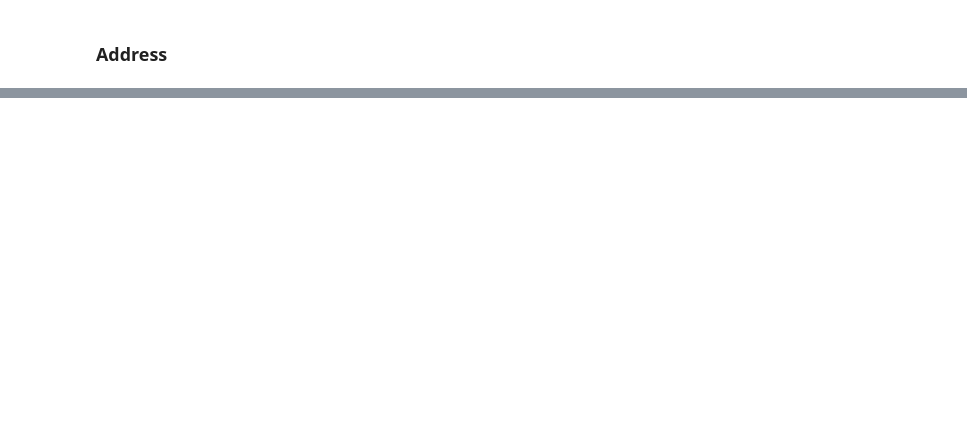
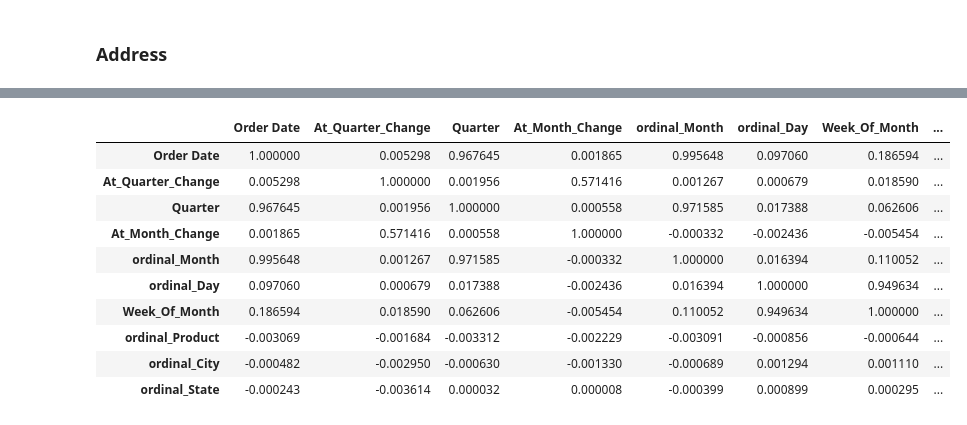
Before and after one commit to julrichkieffer/portfolio-data-science, a Jupyter notebook: 2019-sales/analysis.ipynb, the cells around one changed output, grey strips where cells are left out. Drawn from its saved outputs; the diff is of its cells as text; code cells hidden in the pictures; blank space fills up the shorter version.

Commit message:
WIP: Refactored City + State, and added ordinals for categorical features

```diff
--- a/2019-sales/analysis.ipynb
+++ b/2019-sales/analysis.ipynb
@@ -156,12 +156,14 @@ def week_of_month(month = 1, day = 1):
             return idx + 1
 
 
-df['quarter_change'] = (df['Order Date'].dt.is_quarter_start | df['Order Date'].dt.is_quarter_end)
-df['quarter'] = df['Order Date'].dt.quarter
-df['month_change'] = (df['Order Date'].dt.is_month_start | df['Order Date'].dt.is_month_end)
-df['month'] = df['Order Date'].dt.month_name()
-df['day'] = df['Order Date'].dt.day_name()
-df['week_of_month'] = df['Order Date'].apply(lambda r: week_of_month(r.month, r.day))
+df['At_Quarter_Change'] = (df['Order Date'].dt.is_quarter_start | df['Order Date'].dt.is_quarter_end)
+df['Quarter'] = df['Order Date'].dt.quarter
+df['At_Month_Change'] = (df['Order Date'].dt.is_month_start | df['Order Date'].dt.is_month_end)
+df['ordinal_Month'] = df['Order Date'].dt.month
+df['Month'] = df['Order Date'].dt.month_name()
+df['ordinal_Day'] = df['Order Date'].dt.day
+df['Day'] = df['Order Date'].dt.day_name()
+df['Week_Of_Month'] = df['Order Date'].apply(lambda r: week_of_month(r.month, r.day))
 
 df.head()
 # %% [output]
@@ -197,0 +249,5 @@ df.tail()
+# %%
+factorised_Product = pd.factorize(df['Product'])
+df['ordinal_Product'] = factorised_Product[0]
+
+df[['ordinal_Product', 'Product']]
@@ -197,0 +270,5 @@ df.tail()
+# %%
+factorised_City = pd.factorize(df['City'])
+df['ordinal_City'] = factorised_City[0]
+
+df[['ordinal_City', 'City']]
@@ -197,0 +291,5 @@ df.tail()
+# %%
+factorised_State = pd.factorize(df['State'])
+df['ordinal_State'] = factorised_State[0]
+
+df[['ordinal_State', 'State']]
@@ -197,0 +332,25 @@ df.tail()
+# %%
+correlation = df.drop([
+    'Order ID',
+    'Quantity Ordered',
+    'Product',
+    'Price Each',
+    'Line Total',
+    'Month',
+    'Day',
+    'City',
+    'State'
+    ], axis=1).corr()
+correlation
+# %% [output]
+|  | Order Date | At_Quarter_Change | Quarter | At_Month_Change | ordinal_Month | ordinal_Day | Week_Of_Month | ... |
+| Order Date | 1.000000 | 0.005298 | 0.967645 | 0.001865 | 0.995648 | 0.097060 | 0.186594 | ... |
+| At_Quarter_Change | 0.005298 | 1.000000 | 0.001956 | 0.571416 | 0.001267 | 0.000679 | 0.018590 | ... |
+| Quarter | 0.967645 | 0.001956 | 1.000000 | 0.000558 | 0.971585 | 0.017388 | 0.062606 | ... |
+| At_Month_Change | 0.001865 | 0.571416 | 0.000558 | 1.000000 | -0.000332 | -0.002436 | -0.005454 | ... |
+| ordinal_Month | 0.995648 | 0.001267 | 0.971585 | -0.000332 | 1.000000 | 0.016394 | 0.110052 | ... |
+| ordinal_Day | 0.097060 | 0.000679 | 0.017388 | -0.002436 | 0.016394 | 1.000000 | 0.949634 | ... |
+| Week_Of_Month | 0.186594 | 0.018590 | 0.062606 | -0.005454 | 0.110052 | 0.949634 | 1.000000 | ... |
+| ordinal_Product | -0.003069 | -0.001684 | -0.003312 | -0.002229 | -0.003091 | -0.000856 | -0.000644 | ... |
+| ordinal_City | -0.000482 | -0.002950 | -0.000630 | -0.001330 | -0.000689 | 0.001294 | 0.001110 | ... |
+| ordinal_State | -0.000243 | -0.003614 | 0.000032 | 0.000008 | -0.000399 | 0.000899 | 0.000295 | ... |
```
Also changed, not shown: parts of 13 cells of this notebook.
